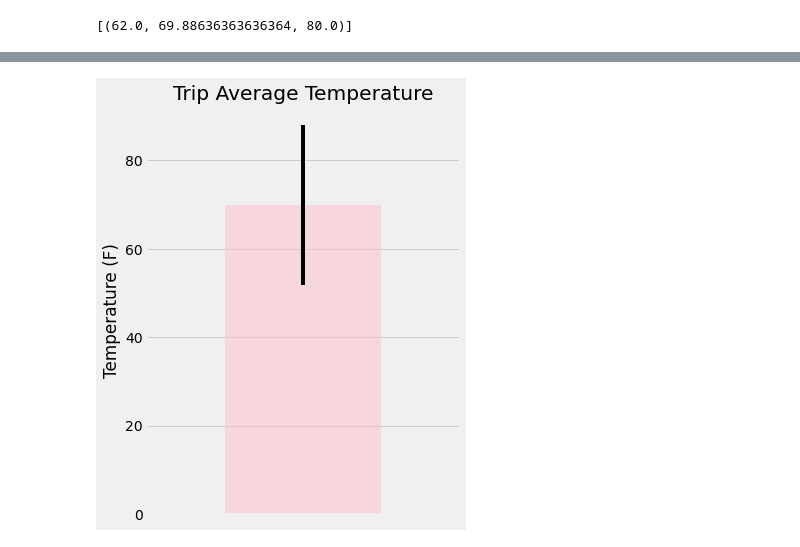
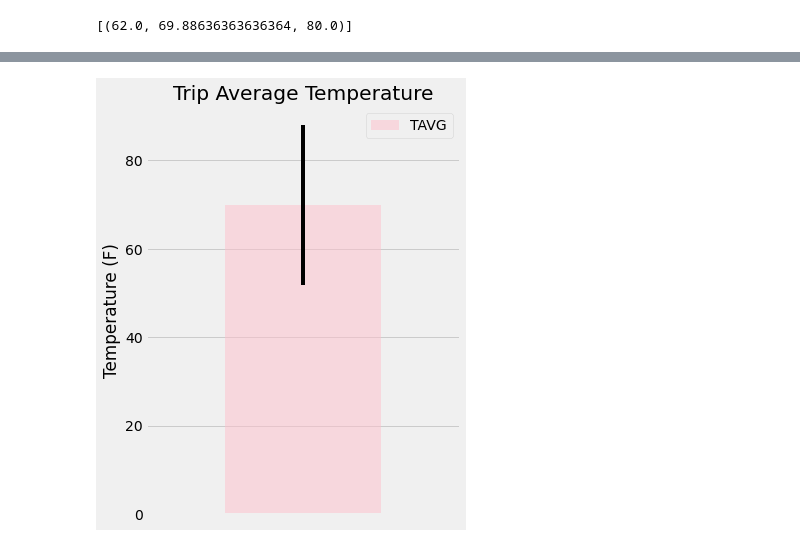
Before and after one commit to LisaHarrison08/SQLAlchemy-Climate-Analysis, a Jupyter notebook: climate_starter.ipynb, the cells around one changed output, grey strips where cells are left out. Saved outputs shown, nothing was run; the diff lists cells and outputs as text; code cells hidden in the pictures.

```diff
--- a/climate_starter.ipynb
+++ b/climate_starter.ipynb
@@ -184,13 +184,13 @@ vacay_df
 # %%
 vacay_df = pd.DataFrame(vacay, columns=["TMIN", "TAVG", "TMAX"])
 vacay_df.plot.bar(y="TAVG", yerr=(vacay_df["TMAX"] - vacay_df["TMIN"]), title="Trip Average Temperature",
-                  color="pink", alpha=0.5, figsize=(5,7),legend=None)
+                  color="pink", alpha=0.5, figsize=(5,7))
 plt.ylabel("Temperature (F)")
 plt.xticks([])
 plt.savefig("DataImages/Trip Average Temperature.png")
 plt.show()
 # %% [output]
-[figure, old version]
+[figure, new version]
 # %%
 # Calculate the total amount of rainfall per weather station for your trip dates using the previous year's matching dates.
 # Sort this in descending order by precipitation amount and list the station, name, latitude, longitude, and elevation
```
Also changed, not shown: parts of 5 cells of this notebook.
